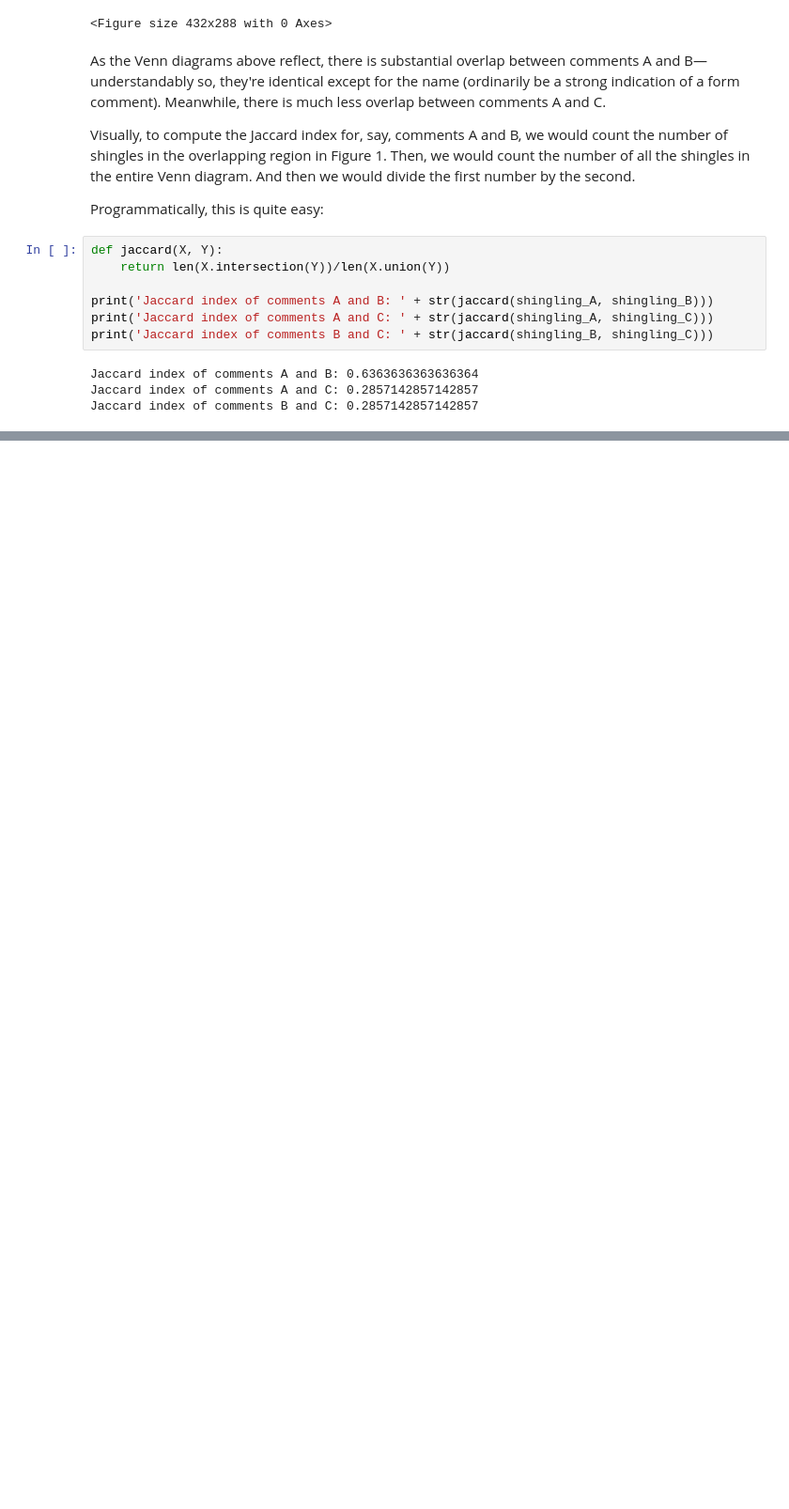
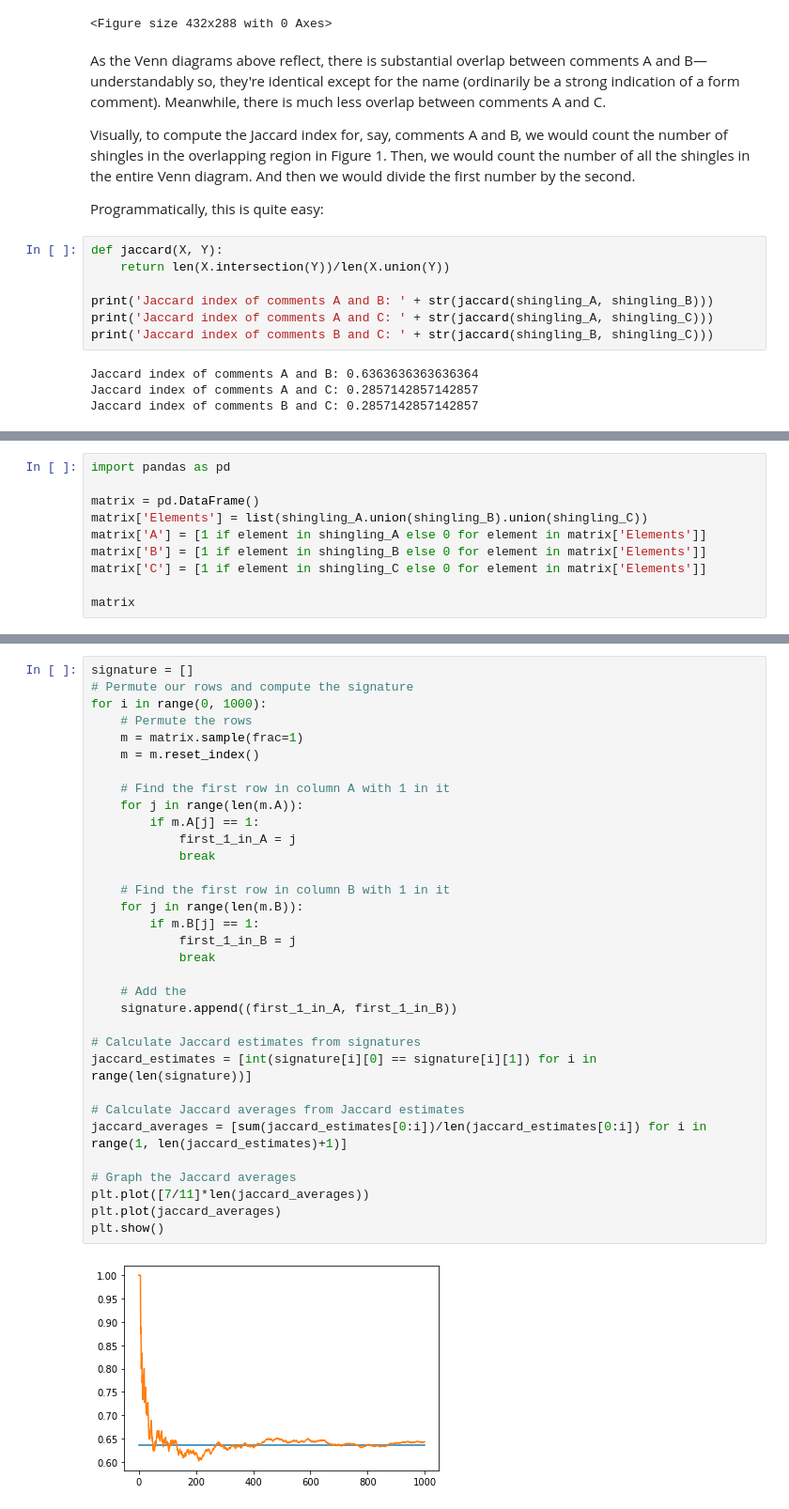
Before and after one commit to jtwall/Data-Analytics-Explanations, a Jupyter notebook: nearduplicatedetection.ipynb, the cells around one changed output, grey strips where cells are left out. Shown at 94% size. Saved outputs shown, nothing was run; the diff lists cells and outputs as text; blank space fills up the shorter version.

```diff
--- a/nearduplicatedetection.ipynb
+++ b/nearduplicatedetection.ipynb
@@ -291,0 +292,10 @@ The first step toward understanding MinHash is visualizing sets not as Venn diag
+# %%
+import pandas as pd
+
+matrix = pd.DataFrame()
+matrix['Elements'] = list(shingling_A.union(shingling_B).union(shingling_C))
+matrix['A'] = [1 if element in shingling_A else 0 for element in matrix['Elements']]
+matrix['B'] = [1 if element in shingling_B else 0 for element in matrix['Elements']]
+matrix['C'] = [1 if element in shingling_C else 0 for element in matrix['Elements']]
+
+matrix
@@ -291,0 +432,35 @@ The first step toward understanding MinHash is visualizing sets not as Venn diag
+# %%
+signature = []
+# Permute our rows and compute the signature
+for i in range(0, 1000):
+    # Permute the rows
+    m = matrix.sample(frac=1)
+    m = m.reset_index()
+
+    # Find the first row in column A with 1 in it
+    for j in range(len(m.A)):
+        if m.A[j] == 1:
+            first_1_in_A = j
+            break
+
+    # Find the first row in column B with 1 in it
+    for j in range(len(m.B)):
+        if m.B[j] == 1:
+            first_1_in_B = j
+            break
+
+    # Add the
+    signature.append((first_1_in_A, first_1_in_B))
+
+# Calculate Jaccard estimates from signatures
+jaccard_estimates = [int(signature[i][0] == signature[i][1]) for i in range(len(signature))]
+
+# Calculate Jaccard averages from Jaccard estimates
+jaccard_averages = [sum(jaccard_estimates[0:i])/len(jaccard_estimates[0:i]) for i in range(1, len(jaccard_estimates)+1)]
+
+# Graph the Jaccard averages
+plt.plot([7/11]*len(jaccard_averages))
+plt.plot(jaccard_averages)
+plt.show()
+# %% [output]
+[figure, added]
```
Also changed, not shown: parts of 9 cells of this notebook.
